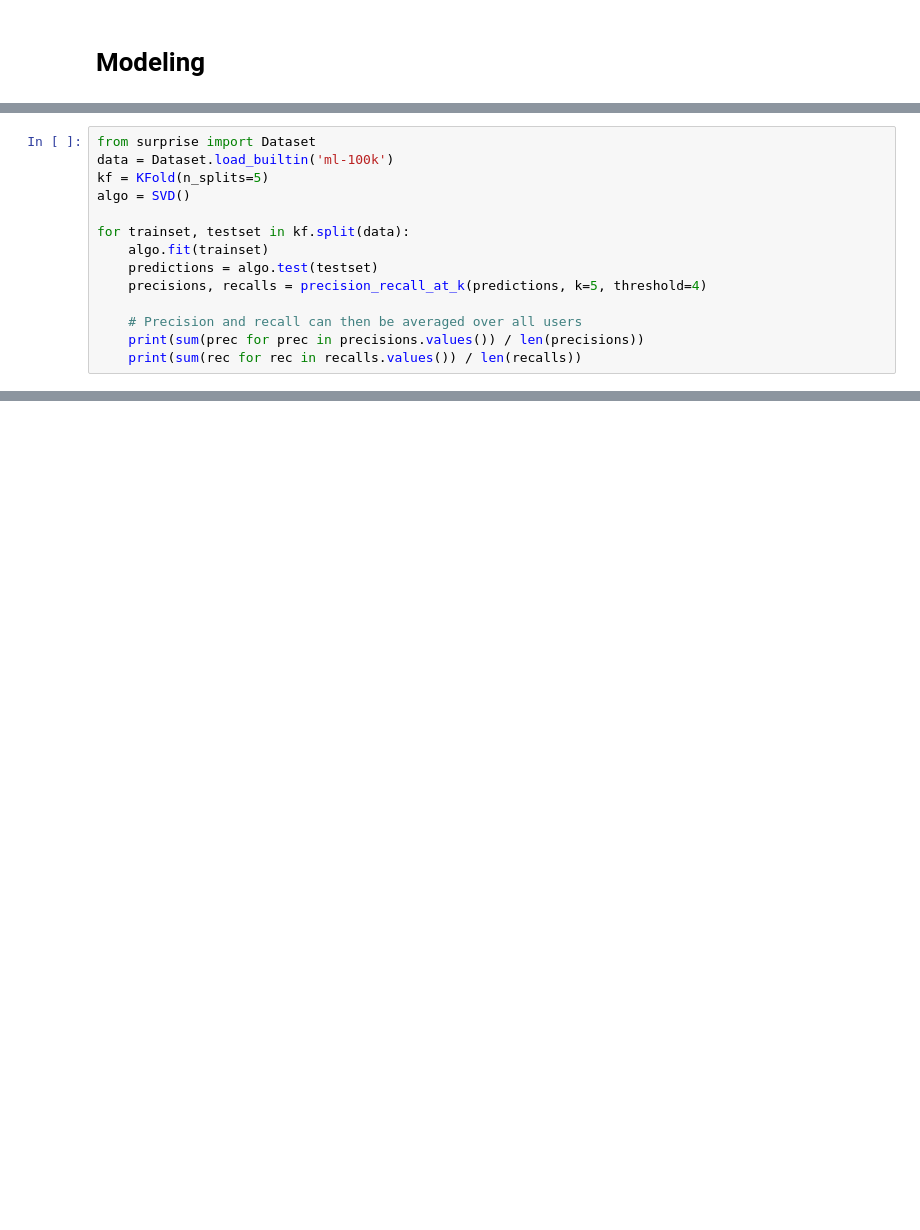
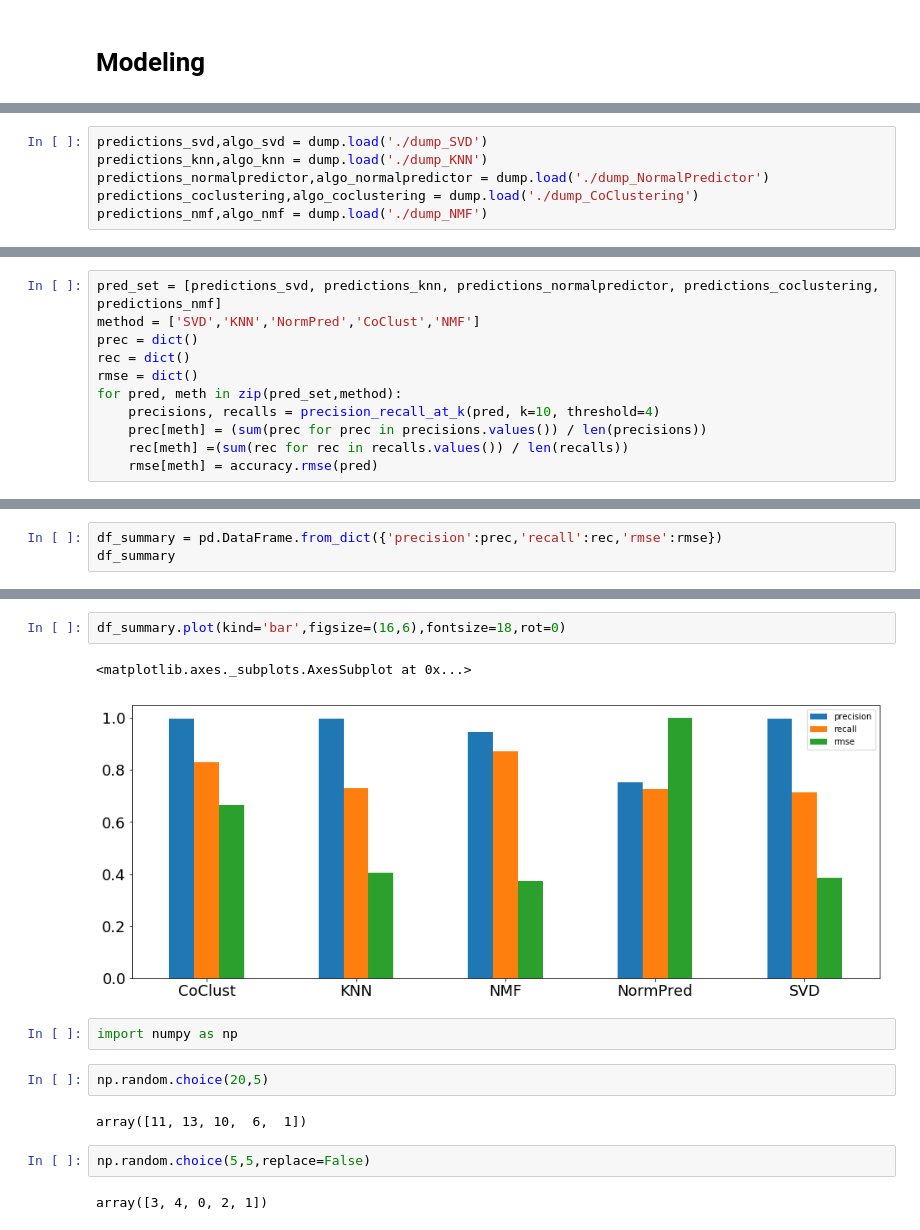
Before and after one commit to briangraham/trailrec, a Jupyter notebook: notebooks/model_collab.ipynb, the cells around one changed output, grey strips where cells are left out. Saved outputs shown, nothing was run; the diff lists cells and outputs as text; blank space fills up the shorter version.

```diff
--- a/notebooks/model_collab.ipynb
+++ b/notebooks/model_collab.ipynb
@@ -204 +145,7 @@ ErMah ['good-sir-martin', 'cardiac-bypass', 'rt-connector', 'forever-after', 'up
+# %%
+predictions_svd,algo_svd = dump.load('./dump_SVD')
+predictions_knn,algo_knn = dump.load('./dump_KNN')
+predictions_normalpredictor,algo_normalpredictor = dump.load('./dump_NormalPredictor')
+predictions_coclustering,algo_coclustering = dump.load('./dump_CoClustering')
+predictions_nmf,algo_nmf = dump.load('./dump_NMF')
 # %%
@@ -236,17 +182,14 @@ def precision_recall_at_k(predictions, k=10, threshold=3.5):
         recalls[uid] = n_rel_and_rec_k / n_rel if n_rel != 0 else 1
 
     return precisions, recalls
-# %%
-from surprise import Dataset
-data = Dataset.load_builtin('ml-100k')
-kf = KFold(n_splits=5)
-algo = SVD()
-
-for trainset, testset in kf.split(data):
-    algo.fit(trainset)
-    predictions = algo.test(testset)
-    precisions, recalls = precision_recall_at_k(predictions, k=5, threshold=4)
-
-    # Precision and recall can then be averaged over all users
-    print(sum(prec for prec in precisions.values()) / len(precisions))
-    print(sum(rec for rec in recalls.values()) / len(recalls))
+# %%
+pred_set = [predictions_svd, predictions_knn, predictions_normalpredictor, predictions_coclustering, predictions_nmf]
+method = ['SVD','KNN','NormPred','CoClust','NMF']
+prec = dict()
+rec = dict()
+rmse = dict()
+for pred, meth in zip(pred_set,method):
+    precisions, recalls = precision_recall_at_k(pred, k=10, threshold=4)
+    prec[meth] = (sum(prec for prec in precisions.values()) / len(precisions))
+    rec[meth] =(sum(rec for rec in recalls.values()) / len(recalls))
+    rmse[meth] = accuracy.rmse(pred)
@@ -252,0 +202,3 @@ for trainset, testset in kf.split(data):
+# %%
+df_summary = pd.DataFrame.from_dict({'precision':prec,'recall':rec,'rmse':rmse})
+df_summary
@@ -252,0 +212,15 @@ for trainset, testset in kf.split(data):
+# %%
+df_summary.plot(kind='bar',figsize=(16,6),fontsize=18,rot=0)
+# %% [output]
+<matplotlib.axes._subplots.AxesSubplot at 0x...>
+[figure, added]
+# %%
+import numpy as np
+# %%
+np.random.choice(20,5)
+# %% [output]
+array([11, 13, 10,  6,  1])
+# %%
+np.random.choice(5,5,replace=False)
+# %% [output]
+array([3, 4, 0, 2, 1])
```
Also changed, not shown: parts of 27 cells of this notebook, 1 other file.
